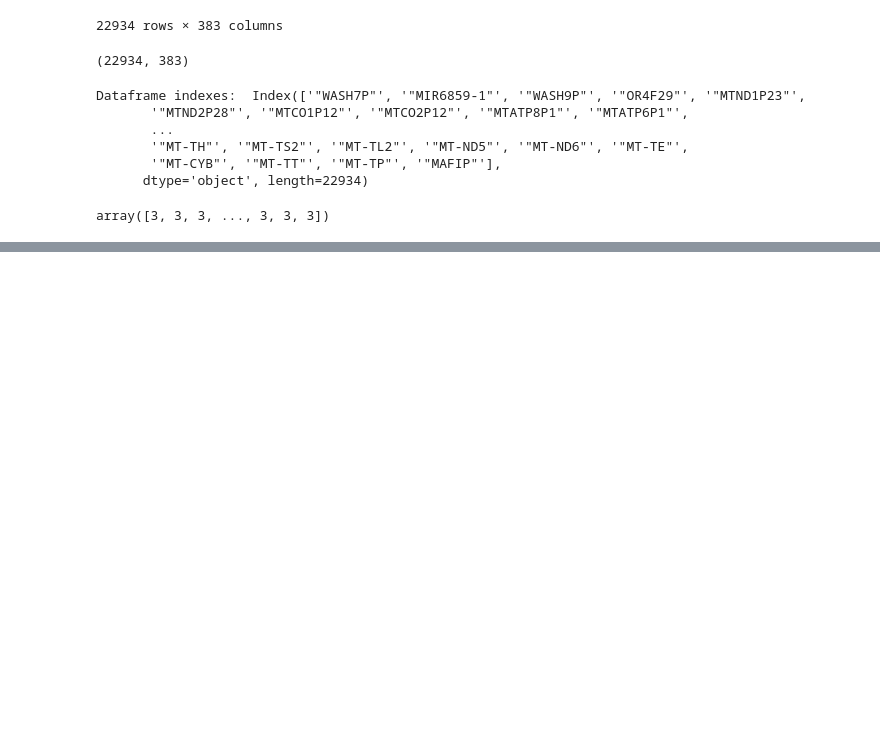
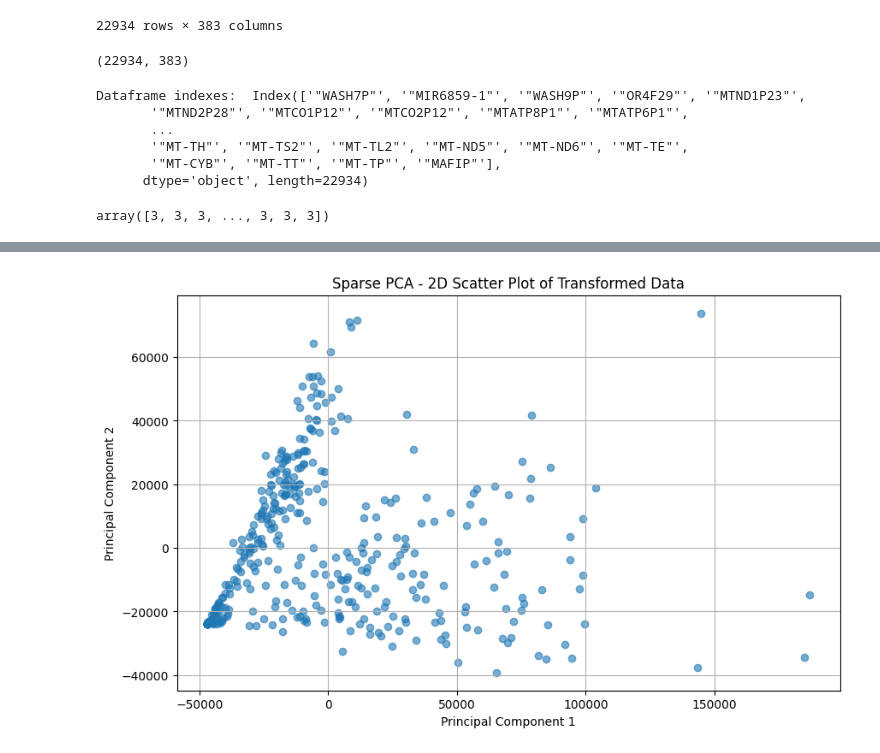
Before and after one commit to AliEmreSenel/BAIAILabProject2024, a Jupyter notebook: mariano_file.ipynb, the cells around one changed output, grey strips where cells are left out. Cells and saved outputs as stored; diff of their text form; code cells hidden in the pictures; blank space fills up the shorter version.

```diff
--- a/mariano_file.ipynb
+++ b/mariano_file.ipynb
@@ -102,0 +152,16 @@ array([3, 3, 3, ..., 3, 3, 3])
+# %%
+sparse_pca.fit(df.T)
+
+# Transform the data to the new reduced dimensionality
+df_sparse_pca = sparse_pca.transform(df.T)
+
+# Plot the transformed data
+plt.figure(figsize=(10, 6))
+plt.scatter(df_sparse_pca[:, 0], df_sparse_pca[:, 1], alpha=0.6)
+plt.title('Sparse PCA - 2D Scatter Plot of Transformed Data')
+plt.xlabel('Principal Component 1')
+plt.ylabel('Principal Component 2')
+plt.grid(True)
+plt.show()
+# %% [output]
+[figure, added]
```
Also changed, not shown: parts of 10 cells of this notebook.
